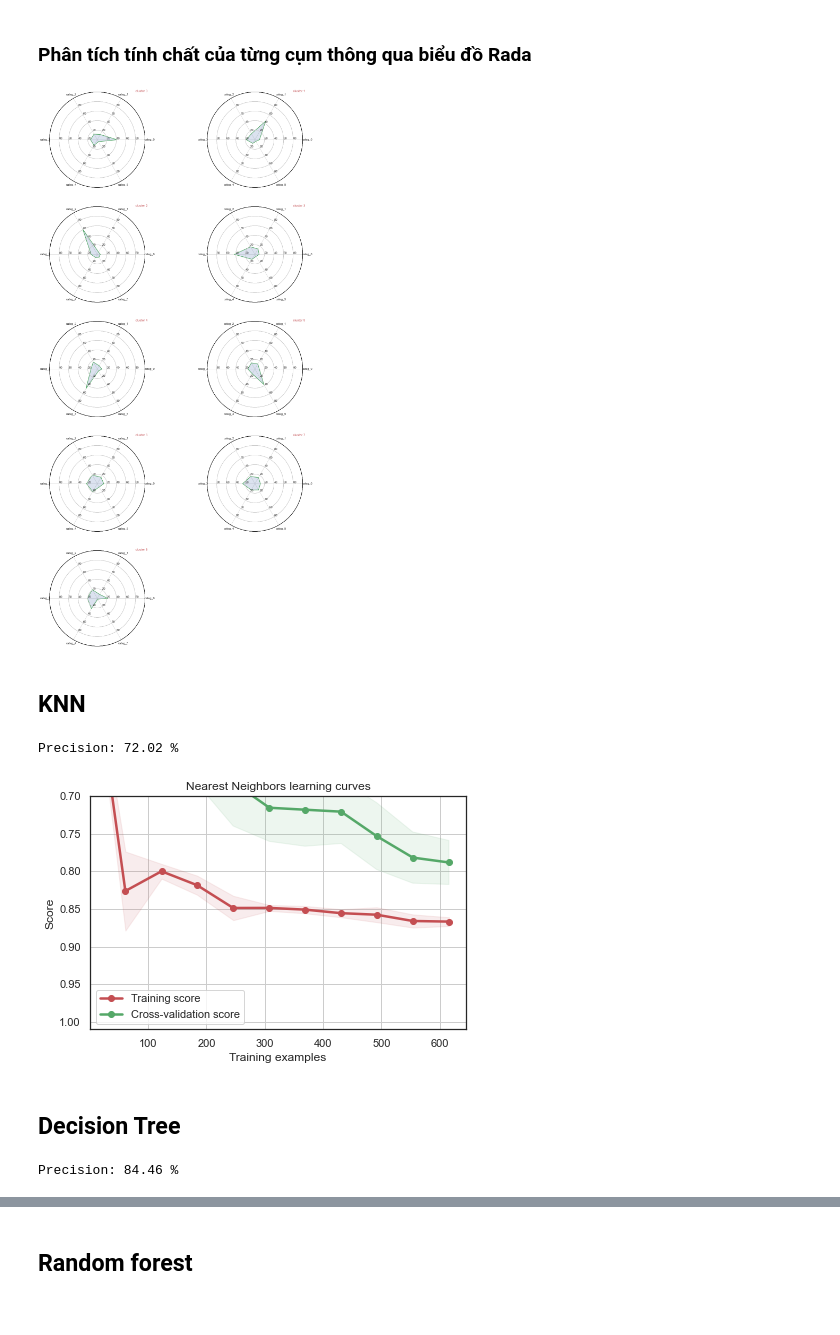
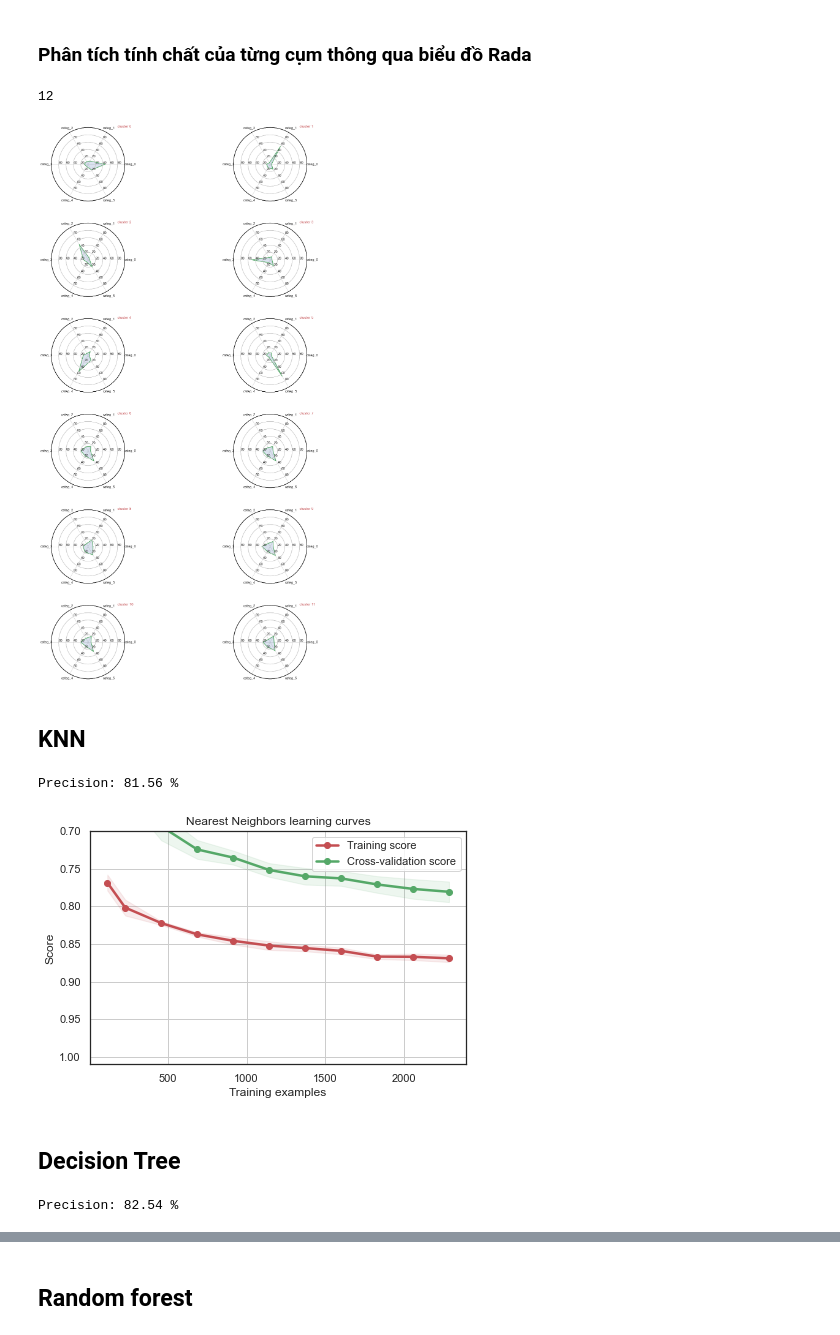
Before and after one commit to vukhanh09/customer_segmentation, a Jupyter notebook: src/Insight/cluster_customer.ipynb, the cells around one changed output, grey strips where cells are left out. Drawn from its saved outputs; the diff is of its cells as text; code cells hidden in the pictures.

```diff
--- a/src/Insight/cluster_customer.ipynb
+++ b/src/Insight/cluster_customer.ipynb
@@ -64,7 +64,7 @@ plt.show()
 # %% [markdown]
 ### Chọn số lượng cụm là 9
 # %%
-n_clusters = 9
+n_clusters = 12
 kmeans = KMeans(init='k-means++', n_clusters = n_clusters, n_init=100)
 kmeans.fit(scaled_matrix)
 clusters_clients = kmeans.predict(scaled_matrix)
@@ -289,32 +292,36 @@ class RadarChart():
 
     def title(self, title, *args, **kw):
         self.ax.text(0.9, 1, title, transform = self.ax.transAxes, *args, **kw)
+# %%
+n_clusters
+# %% [output]
+12
 # %%
 fig = plt.figure(figsize=(15,20))
 
 # attributes = ['count', 'mean', 'sum', 'categ_0', 'categ_1', 'categ_2', 'categ_3', 'categ_4']
 # ranges = [[0.01, 10], [0.01, 3000], [0.01, 6000], [0.01, 75], [0.01, 75], [0.01, 75], [0.01, 75], [0.01, 75]]
 
 attributes = ['categ_0', 'categ_1', 'categ_2', 'categ_3', 'categ_4','categ_5']
 ranges = [[0.01, 100], [0.01, 100], [0.01, 100], [0.01, 100], [0.01, 100],[0.01, 100]]
-index  = [0, 1, 2, 3, 4, 5, 6, 7,8]
+index  = range(12)
 
 n_groups = n_clusters ; i_cols = 2
 i_rows = n_groups//i_cols
 size_x, size_y = (1/i_cols), (1/i_rows)
 
 for ind in range(n_clusters):
     ix = ind%2 ; iy = i_rows - ind//2
     pos_x = ix*(size_x + 0.05) ; pos_y = iy*(size_y + 0.05)
     location = [pos_x, pos_y]  ; sizes = [size_x, size_y]
     data = np.array(merged_df.loc[index[ind], attributes])
     radar = RadarChart(fig, location, sizes, attributes, ranges)
     radar.plot(data, color = 'g', linewidth=2.0)
     radar.fill(data, alpha = 0.2, color = 'b')
     radar.title(title = 'cluster {}'.format(index[ind]), color = 'r')
     ind += 1
 # %% [output]
-[figure, old version]
+[figure, new version]
 # %%
 class Class_Fit(object):
     def __init__(self, clf, params=None):
@@ -404,13 +411,13 @@ knn.grid_search(parameters = [{'n_neighbors': np.arange(1,50,1)}], Kfold = 5)
 knn.grid_fit(X = X_train, Y = Y_train)
 knn.grid_predict(X_test, Y_test)
 # %% [output]
-Precision: 72.02 %
+Precision: 81.56 %
 # %%
 g = plot_learning_curve(knn.grid.best_estimator_, "Nearest Neighbors learning curves", X_train, Y_train,
                         ylim = [1.01, 0.7], cv = 5,
                         train_sizes = [0.05, 0.1, 0.2, 0.3, 0.4, 0.5, 0.6, 0.7, 0.8, 0.9, 1])
 # %% [output]
-[figure, old version]
+[figure, new version]
 # %% [markdown]
 ## Decision Tree
 # %%
@@ -419,7 +426,7 @@ tr.grid_search(parameters = [{'criterion' : ['entropy', 'gini'], 'max_features'
 tr.grid_fit(X = X_train, Y = Y_train)
 tr.grid_predict(X_test, Y_test)
 # %% [output]
-Precision: 84.46 %
+Precision: 82.54 %
 # %%
 g = plot_learning_curve(tr.grid.best_estimator_, "Decision tree learning curves", X_train, Y_train,
                         ylim = [1.01, 0.7], cv = 5,
```
Also changed, not shown: parts of 33 cells of this notebook, 9 other files.
